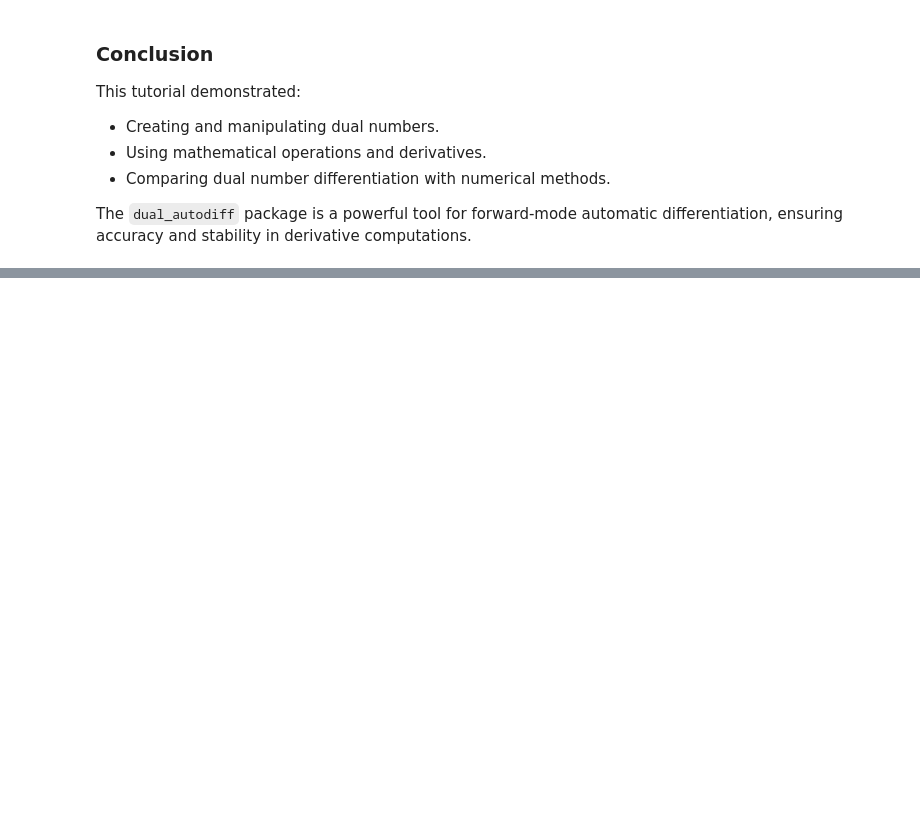
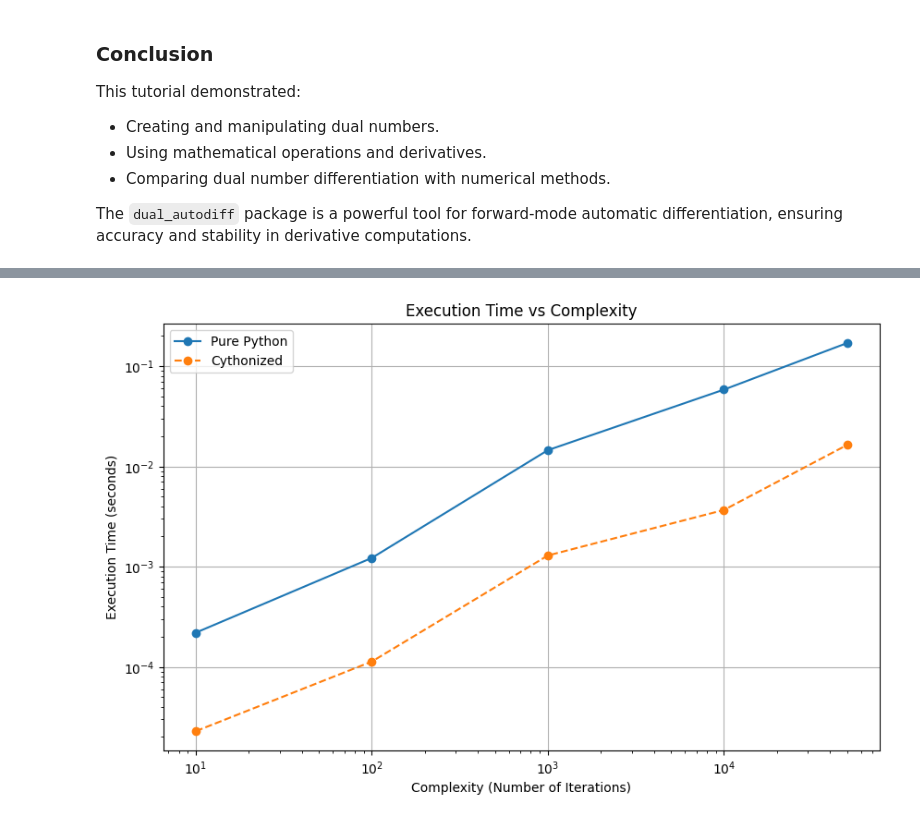
Before and after one commit to raunaq-rai/Dual_Autodiff, a Jupyter notebook: docs/source/dual_autodiff.ipynb, the cells around one changed output, grey strips where cells are left out. Drawn from its saved outputs; the diff is of its cells as text; code cells hidden in the pictures; blank space fills up the shorter version.

Commit message:
comparing pure python version and cythonised version

```diff
--- a/docs/source/dual_autodiff.ipynb
+++ b/docs/source/dual_autodiff.ipynb
@@ -96,0 +213,39 @@ The `dual_autodiff` package is a powerful tool for forward-mode automatic differ
+# %%
+import time
+import matplotlib.pyplot as plt
+
+# Define a range of complexities (e.g., iterations)
+complexities = [10, 100, 1000, 10000, 50000]
+
+# Initialize storage for results
+python_times = []
+cython_times = []
+
+# Measure execution time for each complexity
+for n in complexities:
+    python_start = time.time()
+    long_iterative_function(PythonDual(2, 1), n=n)
+    python_times.append(time.time() - python_start)
+
+    cython_start = time.time()
+    iterative_function(CythonDual(2, 1), n=n)
+    cython_times.append(time.time() - cython_start)
+# %%
+plt.figure(figsize=(10, 6))
+
+# Plot execution times
+plt.plot(complexities, python_times, label="Pure Python", marker="o", linestyle="-")
+plt.plot(complexities, cython_times, label="Cythonized", marker="o", linestyle="--")
+
+# Customize plot
+plt.xscale("log")  # Logarithmic scale for complexity
+plt.yscale("log")  # Logarithmic scale for execution time (optional)
+plt.xlabel("Complexity (Number of Iterations)")
+plt.ylabel("Execution Time (seconds)")
+plt.title("Execution Time vs Complexity")
+plt.legend()
+plt.grid(True)
+
+plt.show()
+# %% [output]
+[figure, added]
```
Also changed, not shown: parts of 15 cells of this notebook.
